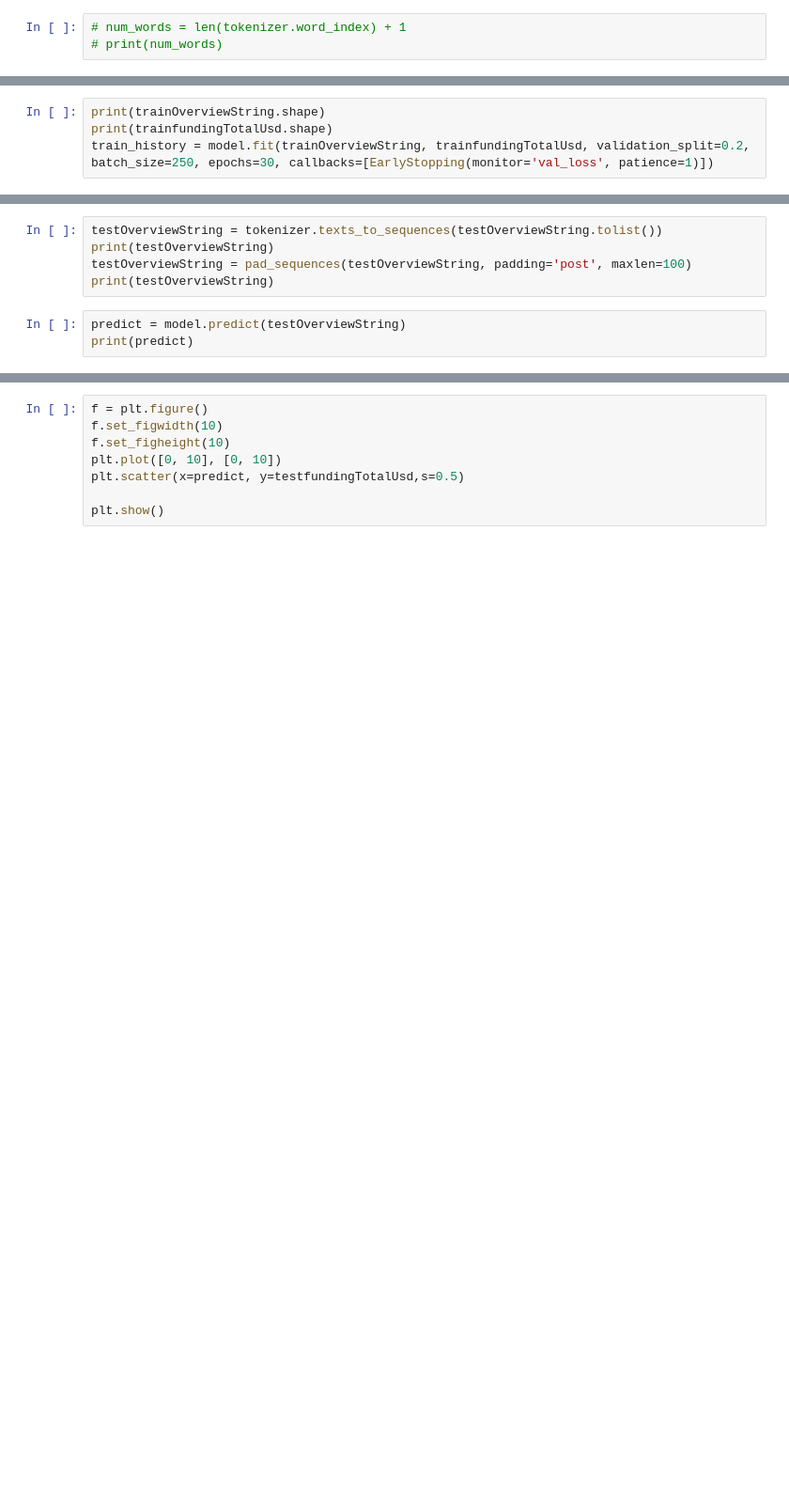
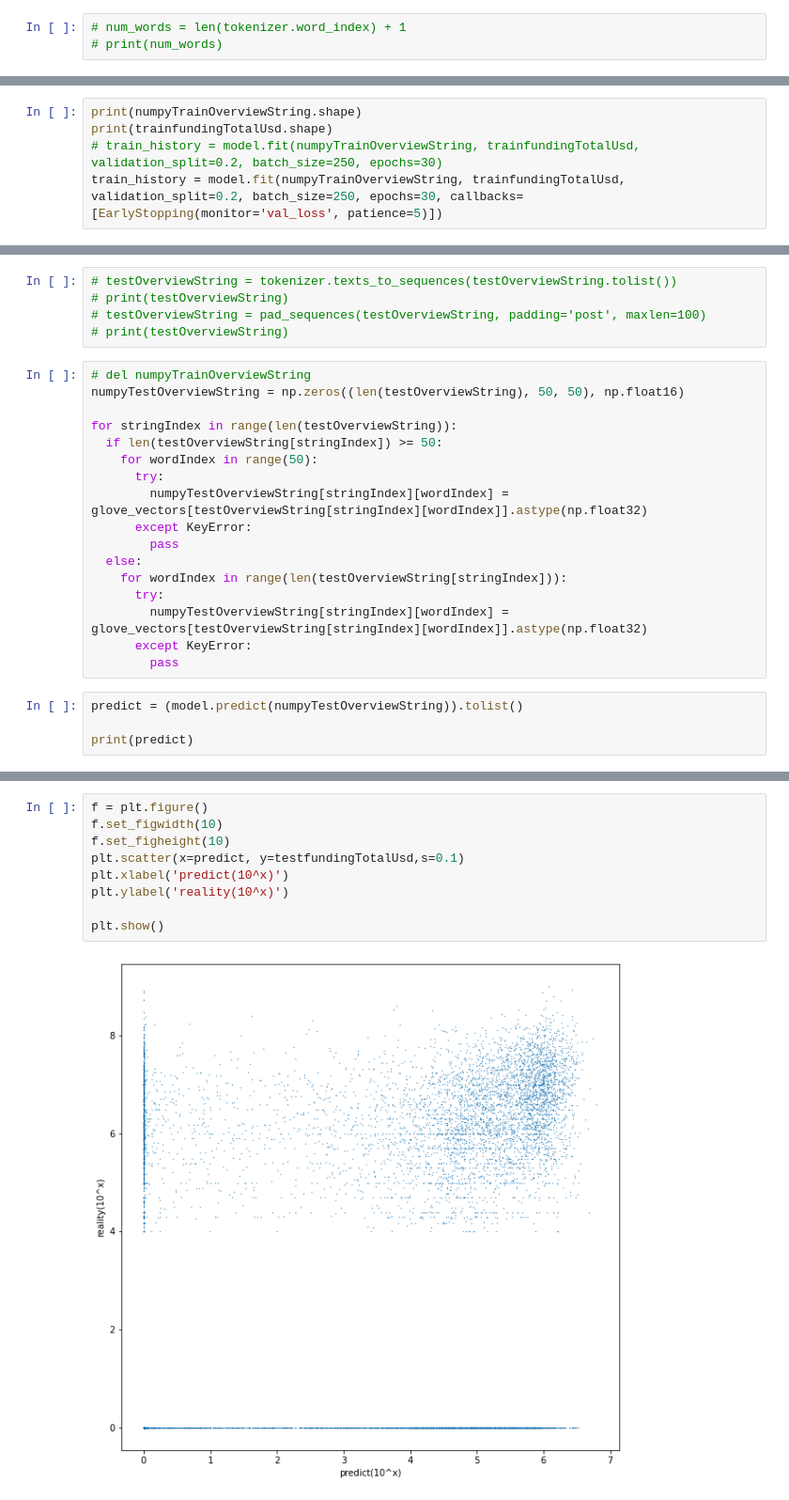
Before and after one commit to yushliu/dlpflp, a Jupyter notebook: RNNOverviewPredictTotalFund.ipynb, the cells around one changed output, grey strips where cells are left out. Shown at 94% size. Drawn from its saved outputs; the diff is of its cells as text; blank space fills up the shorter version.

Commit message:
70% accuracy for mean absolute error

```diff
--- a/RNNOverviewPredictTotalFund.ipynb
+++ b/RNNOverviewPredictTotalFund.ipynb
@@ -224,5 +285,6 @@ print(trainfundingTotalUsd)
 # %%
-print(trainOverviewString.shape)
+print(numpyTrainOverviewString.shape)
 print(trainfundingTotalUsd.shape)
-train_history = model.fit(trainOverviewString, trainfundingTotalUsd, validation_split=0.2, batch_size=250, epochs=30, callbacks=[EarlyStopping(monitor='val_loss', patience=1)])
+# train_history = model.fit(numpyTrainOverviewString, trainfundingTotalUsd, validation_split=0.2, batch_size=250, epochs=30)
+train_history = model.fit(numpyTrainOverviewString, trainfundingTotalUsd, validation_split=0.2, batch_size=250, epochs=30, callbacks=[EarlyStopping(monitor='val_loss', patience=5)])
 # %% [output]
@@ -236,8 +312,26 @@ show_train_history(train_history)
 # %%
-testOverviewString = tokenizer.texts_to_sequences(testOverviewString.tolist())
-print(testOverviewString)
-testOverviewString = pad_sequences(testOverviewString, padding='post', maxlen=100)
-print(testOverviewString)
+# testOverviewString = tokenizer.texts_to_sequences(testOverviewString.tolist())
+# print(testOverviewString)
+# testOverviewString = pad_sequences(testOverviewString, padding='post', maxlen=100)
+# print(testOverviewString)
+# %%
+# del numpyTrainOverviewString
+numpyTestOverviewString = np.zeros((len(testOverviewString), 50, 50), np.float16)
+
+for stringIndex in range(len(testOverviewString)):
+  if len(testOverviewString[stringIndex]) >= 50:
+    for wordIndex in range(50):
+      try:
+        numpyTestOverviewString[stringIndex][wordIndex] = glove_vectors[testOverviewString[stringIndex][wordIndex]].astype(np.float32)
+      except KeyError:
+        pass
+  else:
+    for wordIndex in range(len(testOverviewString[stringIndex])):
+      try:
+        numpyTestOverviewString[stringIndex][wordIndex] = glove_vectors[testOverviewString[stringIndex][wordIndex]].astype(np.float32)
+      except KeyError:
+        pass
 # %%
-predict = model.predict(testOverviewString)
+predict = (model.predict(numpyTestOverviewString)).tolist()
+
 print(predict)
@@ -244,8 +343,11 @@ print(predict)
 # %%
 f = plt.figure()
 f.set_figwidth(10)
 f.set_figheight(10)
-plt.plot([0, 10], [0, 10])
-plt.scatter(x=predict, y=testfundingTotalUsd,s=0.5)
+plt.scatter(x=predict, y=testfundingTotalUsd,s=0.1)
+plt.xlabel('predict(10^x)')
+plt.ylabel('reality(10^x)')
 
 plt.show()
+# %% [output]
+[figure, added]
```
Also changed, not shown: parts of 21 cells of this notebook, 1 other file.
